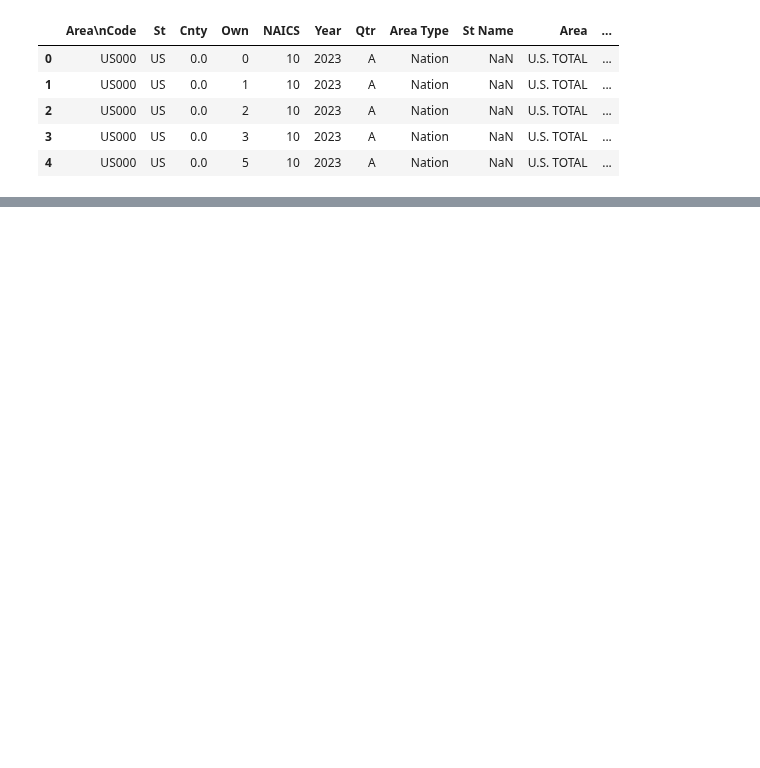
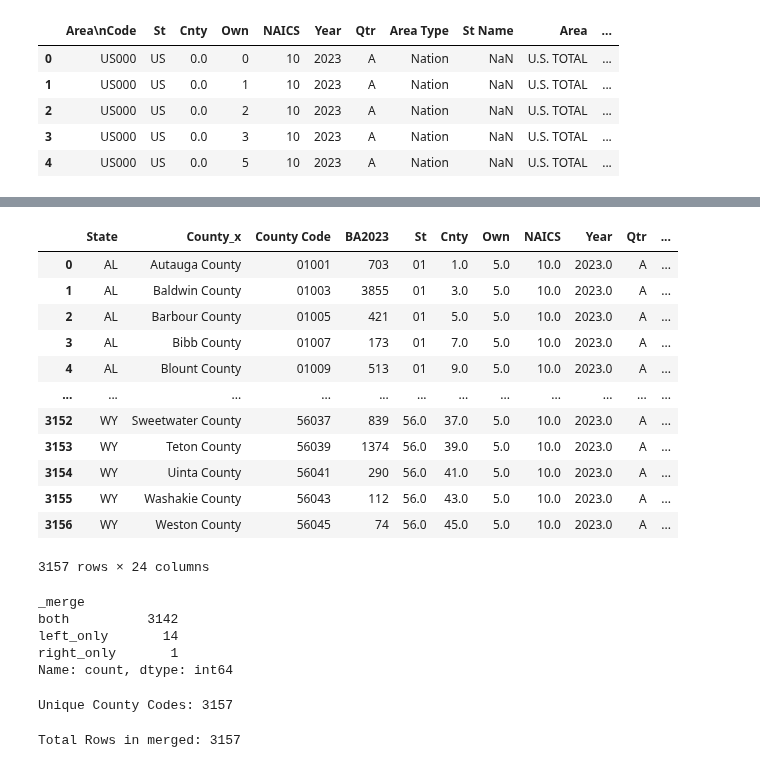
Before and after one commit to shirleyrutgers/DataVis, a Jupyter notebook: database.ipynb, the cells around one changed output, grey strips where cells are left out. Drawn from its saved outputs; the diff is of its cells as text; code cells hidden in the pictures; blank space fills up the shorter version.

```diff
--- a/database.ipynb
+++ b/database.ipynb
@@ -155,0 +247,7 @@ priv.head()
+# %%
+# Merge business and priv where County Code matches
+#outer=keep all
+merged = pd.merge(business, priv, how='outer', on='County Code', indicator=True)
+# Review the first rows
+merged
+# %% [output]
@@ -155,0 +255,39 @@ priv.head()
+|  | State | County_x | County Code | BA2023 | St | Cnty | Own | NAICS | Year | Qtr | ... |
+| 0 | AL | Autauga County | 01001 | 703 | 01 | 1.0 | 5.0 | 10.0 | 2023.0 | A | ... |
+| 1 | AL | Baldwin County | 01003 | 3855 | 01 | 3.0 | 5.0 | 10.0 | 2023.0 | A | ... |
+| 2 | AL | Barbour County | 01005 | 421 | 01 | 5.0 | 5.0 | 10.0 | 2023.0 | A | ... |
+| 3 | AL | Bibb County | 01007 | 173 | 01 | 7.0 | 5.0 | 10.0 | 2023.0 | A | ... |
+| 4 | AL | Blount County | 01009 | 513 | 01 | 9.0 | 5.0 | 10.0 | 2023.0 | A | ... |
+| ... | ... | ... | ... | ... | ... | ... | ... | ... | ... | ... | ... |
+| 3152 | WY | Sweetwater County | 56037 | 839 | 56.0 | 37.0 | 5.0 | 10.0 | 2023.0 | A | ... |
+| 3153 | WY | Teton County | 56039 | 1374 | 56.0 | 39.0 | 5.0 | 10.0 | 2023.0 | A | ... |
+| 3154 | WY | Uinta County | 56041 | 290 | 56.0 | 41.0 | 5.0 | 10.0 | 2023.0 | A | ... |
+| 3155 | WY | Washakie County | 56043 | 112 | 56.0 | 43.0 | 5.0 | 10.0 | 2023.0 | A | ... |
+| 3156 | WY | Weston County | 56045 | 74 | 56.0 | 45.0 | 5.0 | 10.0 | 2023.0 | A | ... |
+3157 rows × 24 columns
+# %%
+#Results of merge
+#Summary of merge results
+merge_summary = merged['_merge'].value_counts()
+
+print(merge_summary)
+# %% [output]
+_merge
+both          3142
+left_only       14
+right_only       1
+Name: count, dtype: int64
+# %%
+# Count unique County Codes
+unique_county_codes = merged['County Code'].nunique()
+
+print(f"Unique County Codes: {unique_county_codes}")
+# %% [output]
+Unique County Codes: 3157
+# %%
+# Total rows after merge
+total_rows = merged.shape[0]
+
+print(f"Total Rows in merged: {total_rows}")
+# %% [output]
+Total Rows in merged: 3157
```
Also changed, not shown: parts of 17 cells of this notebook.
